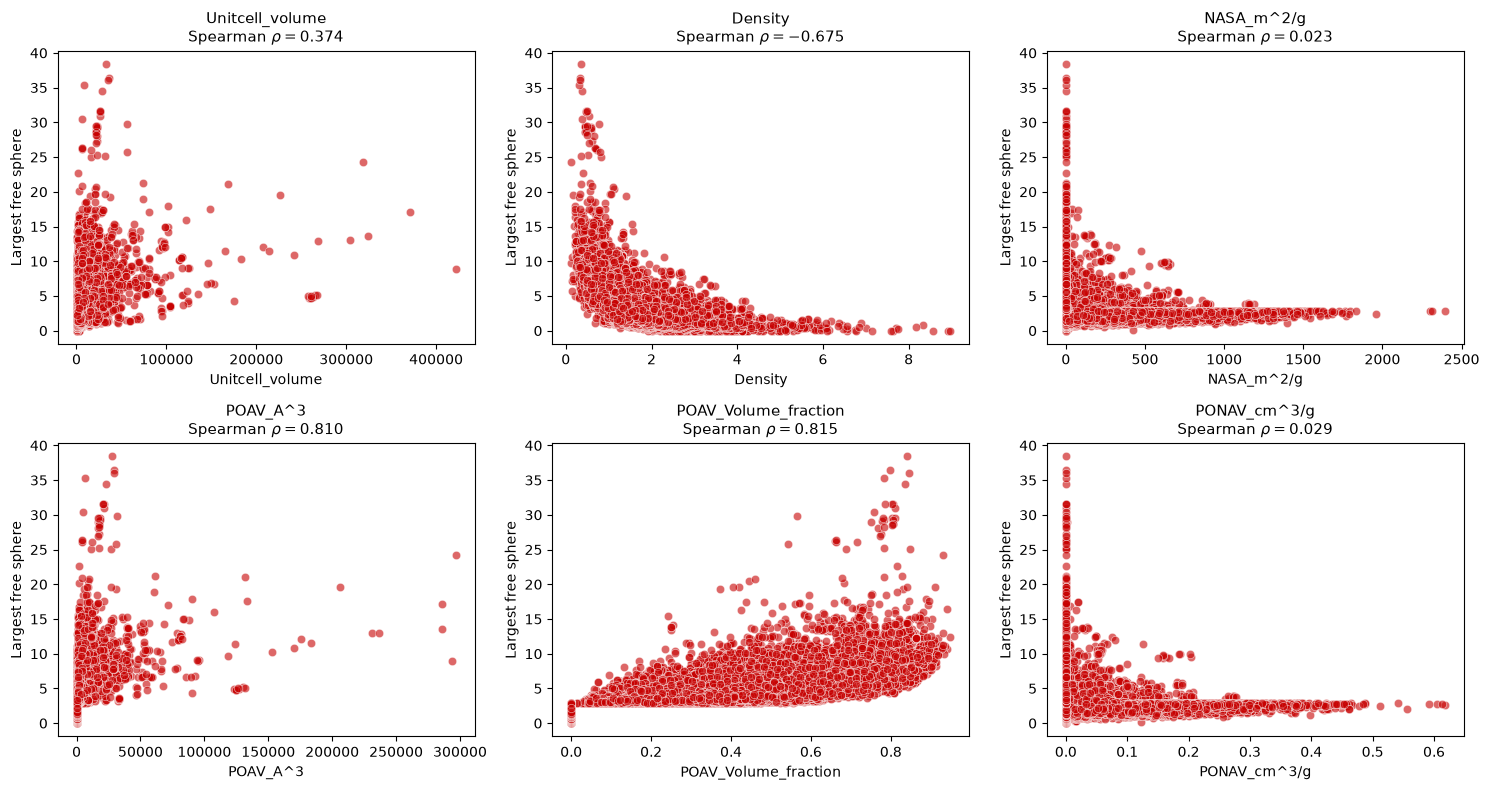
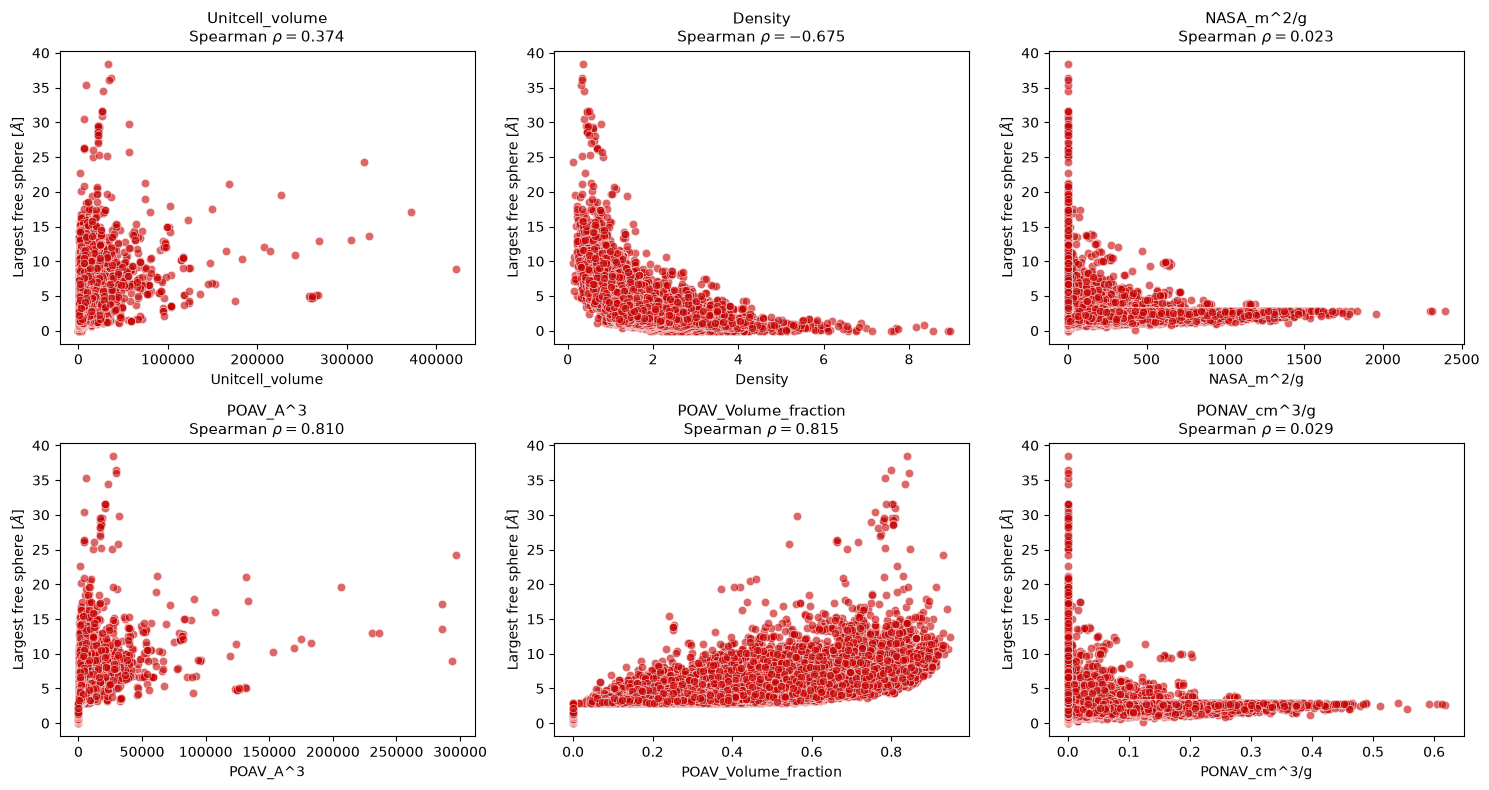
The notebook cell's code change between the first figure and the second:
--- before
+++ after
@@ -35,5 +35,5 @@
     ax.set_title(f"{col}\nSpearman $\\rho = {rho:.3f}$", fontsize=11)
     ax.set_xlabel(col)
-    ax.set_ylabel(target_col)
+    ax.set_ylabel(target_col+ " [$\AA$]")
 
 # Hide unused empty axes in the grid

Commit: readme key and axis labels